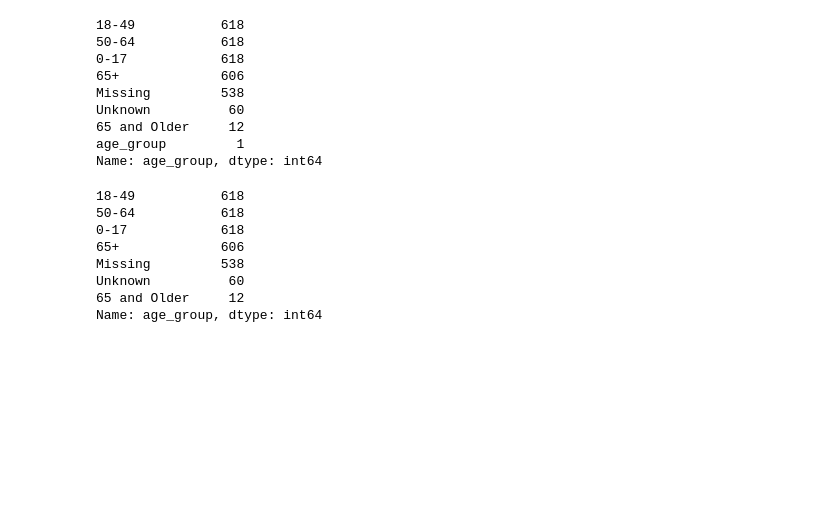
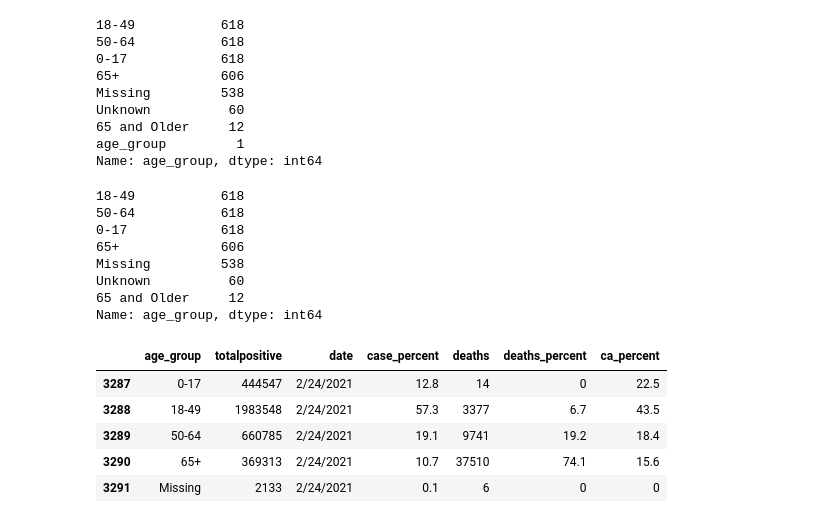
Before and after one commit to JohnGlendening/Project-1_2021, a Jupyter notebook: California gov/Cali_age.ipynb, the cells around one changed output. Cells and saved outputs as stored; diff of their text form; code cells hidden in the pictures; blank space fills up the shorter version.

```diff
--- a/California gov/Cali_age.ipynb
+++ b/California gov/Cali_age.ipynb
@@ -73,3 +73,12 @@ Missing         538
 Unknown          60
 65 and Older     12
 Name: age_group, dtype: int64
+# %%
+age_df.tail()
+# %% [output]
+|  | age_group | totalpositive | date | case_percent | deaths | deaths_percent | ca_percent |
+| 3287 | 0-17 | 444547 | 2/24/2021 | 12.8 | 14 | 0 | 22.5 |
+| 3288 | 18-49 | 1983548 | 2/24/2021 | 57.3 | 3377 | 6.7 | 43.5 |
+| 3289 | 50-64 | 660785 | 2/24/2021 | 19.1 | 9741 | 19.2 | 18.4 |
+| 3290 | 65+ | 369313 | 2/24/2021 | 10.7 | 37510 | 74.1 | 15.6 |
+| 3291 | Missing | 2133 | 2/24/2021 | 0.1 | 6 | 0 | 0 |
```
Also changed, not shown: parts of 7 cells of this notebook.
